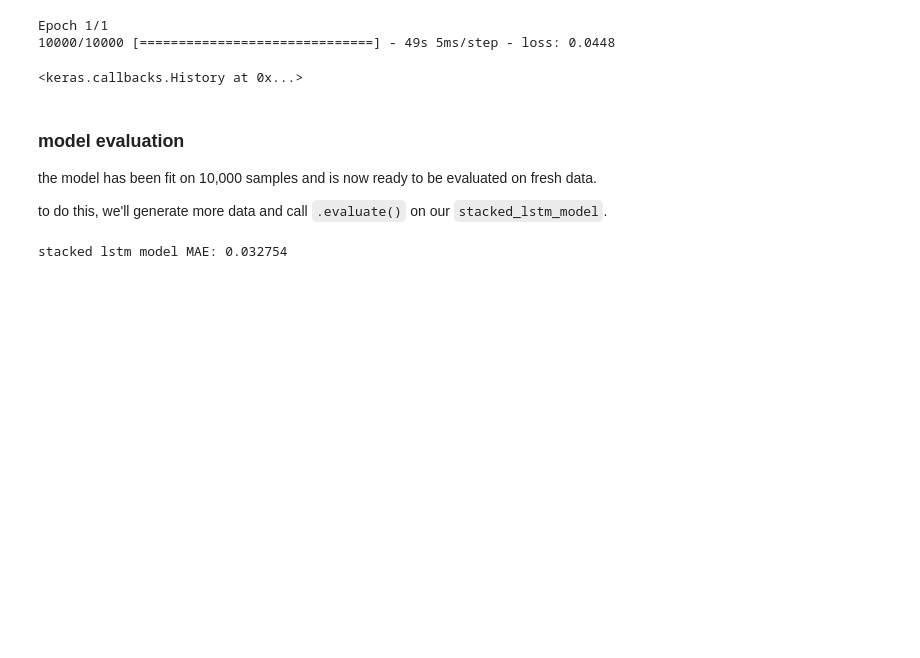
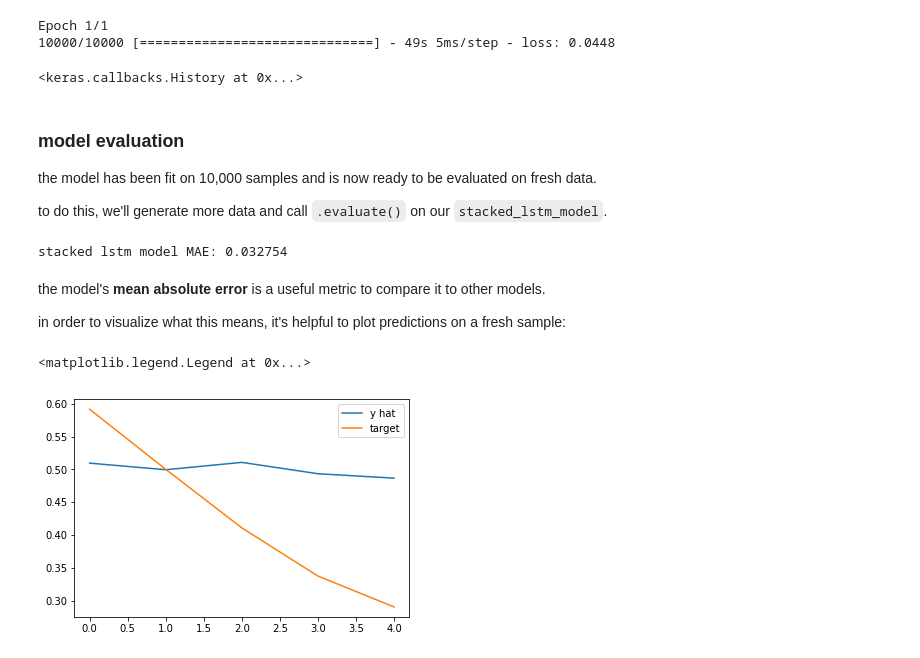
Before and after one commit to IndigenousEngineering/recurrent_neural_nachos, a Jupyter notebook: stacked_LSTM.ipynb, the cells around one changed output. Cells and saved outputs as stored; diff of their text form; code cells hidden in the pictures; blank space fills up the shorter version.

Commit message:
model evaluation & prediction visualization

```diff
--- a/stacked_LSTM.ipynb
+++ b/stacked_LSTM.ipynb
@@ -333,3 +333,25 @@ stacked_model_loss = stacked_lstm_model.evaluate(X, y, verbose=0)
 print('stacked lstm model MAE: %f' % stacked_model_loss)
 # %% [output]
 stacked lstm model MAE: 0.032754
+# %% [markdown]
+the model's __mean absolute error__ is a useful metric to compare it to other models.
+
+in order to visualize what this means, it's helpful to plot predictions on a fresh sample:
+# %%
+X, y = make_many_seq(input_time_steps, 1, output_time_steps)
+
+# get predictions & model stats (setting verbose=2)
+
+y_hat = stacked_lstm_model.predict(X, verbose=0)
+
+# plot predictions
+
+pyplot.plot(y_hat[0], label='y hat')
+
+# plot target
+
+pyplot.plot(y[0], label='target')
+pyplot.legend()
+# %% [output]
+<matplotlib.legend.Legend at 0x...>
+[figure, added]
```
Also changed, not shown: parts of 1 cell of this notebook.
